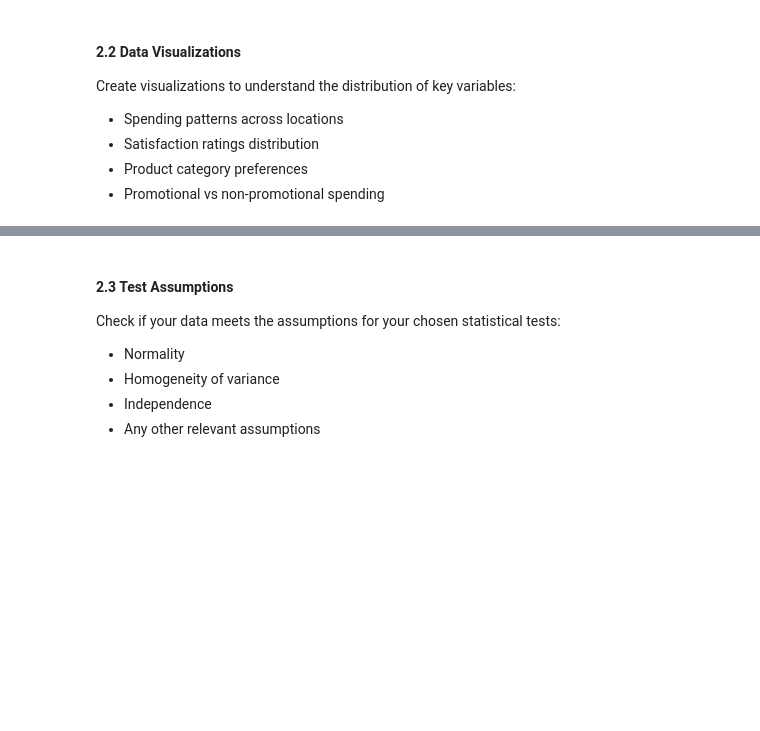
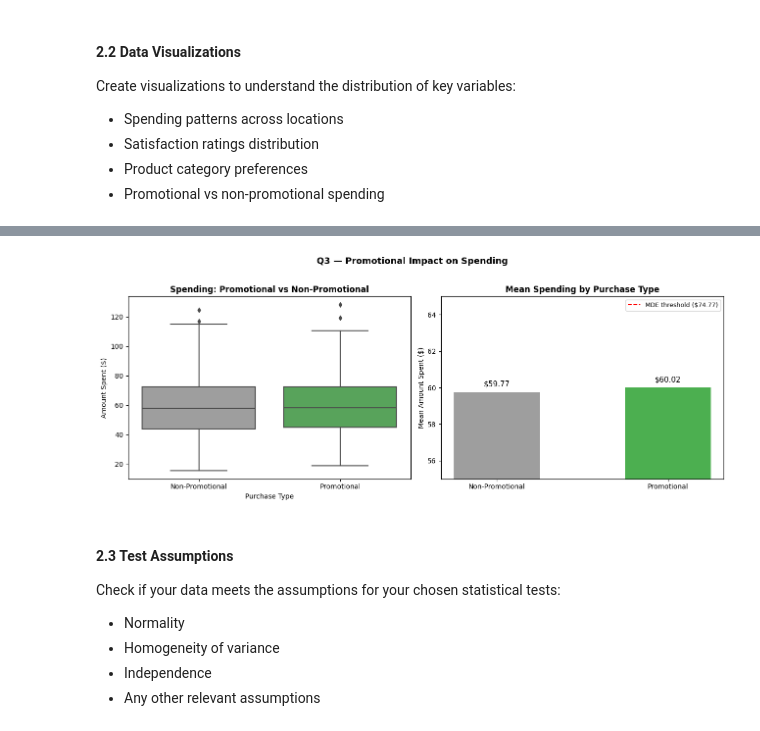
Before and after one commit to AlvinEchoka/-Evaluating-Customer-Behavior-with-Inferential-Statistics, a Jupyter notebook: retail_customer_behavior.ipynb, the cells around one changed output, grey strips where cells are left out. Saved outputs shown, nothing was run; the diff lists cells and outputs as text; code cells hidden in the pictures; blank space fills up the shorter version.

```diff
--- a/retail_customer_behavior.ipynb
+++ b/retail_customer_behavior.ipynb
@@ -106,3 +326,34 @@ None
+# %%
+# IZ 4: Promotional vs Non-Promotional Spending
+fig, axes = plt.subplots(1, 2, figsize=(13, 5))
+promo_palette = {'Promotional': '#4CAF50', 'Non-Promotional': '#9E9E9E'}
+
+sns.boxplot(data=df, x='Purchase_Type', y='Amount_Spent',
+            palette=promo_palette, ax=axes[0])
+axes[0].set_title('Spending: Promotional vs Non-Promotional', fontweight='bold')
+axes[0].set_xlabel('Purchase Type')
+axes[0].set_ylabel('Amount Spent ($)')
+
+promo_means = df.groupby('Purchase_Type')['Amount_Spent'].mean()
+bars = axes[1].bar(promo_means.index, promo_means.values,
+                   color=[promo_palette[k] for k in promo_means.index],
+                   width=0.5, edgecolor='none')
+for bar in bars:
+    axes[1].text(bar.get_x() + bar.get_width()/2, bar.get_height() + 0.3,
+                 f'${bar.get_height():.2f}', ha='center', fontsize=11)
+axes[1].set_ylim(55, 65)
+axes[1].set_title('Mean Spending by Purchase Type', fontweight='bold')
+axes[1].set_ylabel('Mean Amount Spent ($)')
+axes[1].axhline(59.77 + 15, color='red', linestyle='--',
+                linewidth=1.5, label='MDE threshold ($74.77)')
+axes[1].legend(fontsize=9)
+
+plt.suptitle('Q3 — Promotional Impact on Spending', fontsize=13, fontweight='bold', y=1.02)
+plt.tight_layout()
+plt.savefig('viz_04_promo.png', dpi=150, bbox_inches='tight')
+plt.show()
+# %% [output]
+[figure, added]
 # %% [markdown]
 #### 2.3 Test Assumptions
 
```
Also changed, not shown: parts of 10 cells of this notebook, 3 other files.
